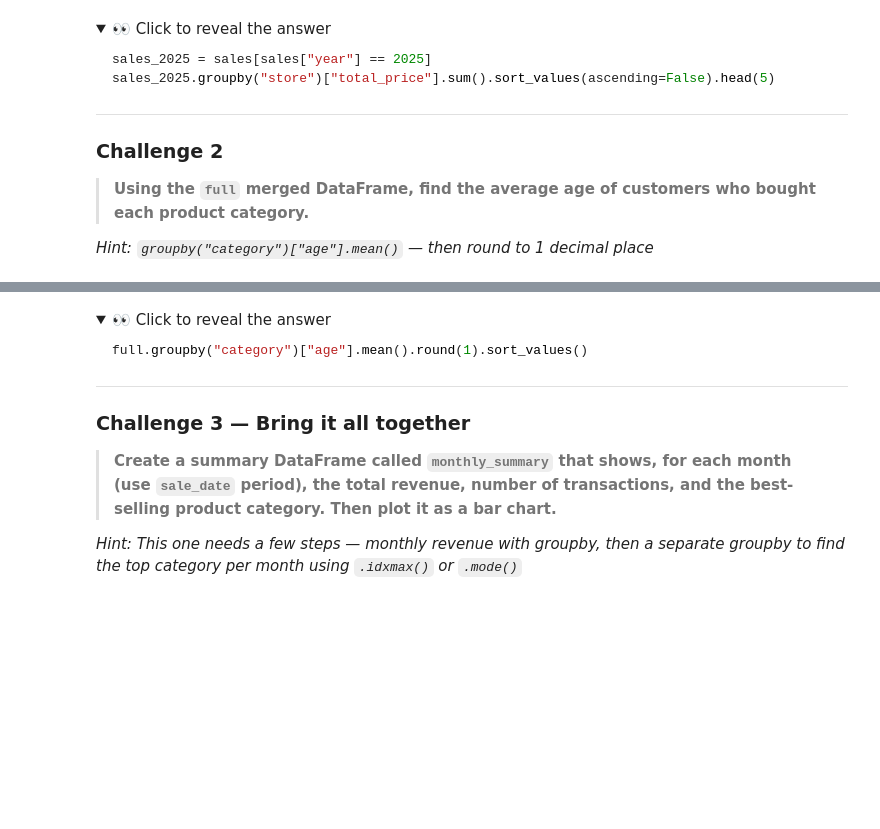
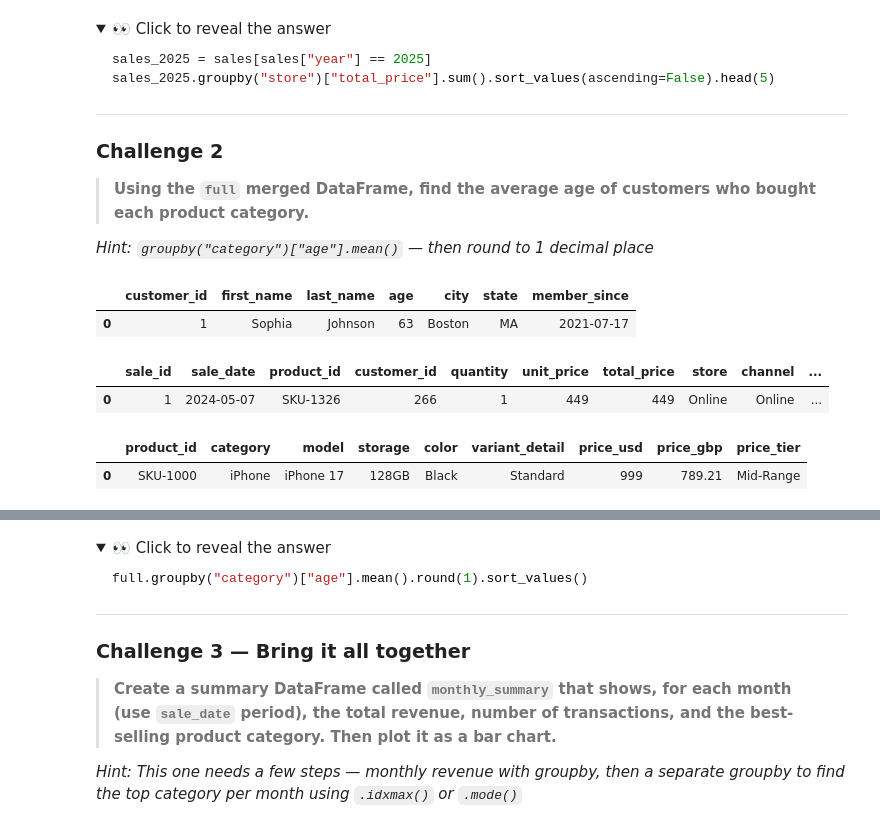
Before and after one commit to co-za/data-analysis-intro, a Jupyter notebook: 3. Pandas Basics.ipynb, the cells around one changed output, grey strips where cells are left out. Saved outputs shown, nothing was run; the diff lists cells and outputs as text; code cells hidden in the pictures; folded sections open; blank space fills up the shorter version.

```diff
--- a/3. Pandas Basics.ipynb
+++ b/3. Pandas Basics.ipynb
@@ -703,5 +718,20 @@ sales_2025.groupby("store")["total_price"].sum().sort_values(ascending=False).he
 > **Using the `full` merged DataFrame, find the average age of customers who bought each product category.**
 
 *Hint: `groupby("category")["age"].mean()` — then round to 1 decimal place*
+# %%
+customers.head(1)
+# %% [output]
+|  | customer_id | first_name | last_name | age | city | state | member_since |
+| 0 | 1 | Sophia | Johnson | 63 | Boston | MA | 2021-07-17 |
+# %%
+sales.head(1)
+# %% [output]
+|  | sale_id | sale_date | product_id | customer_id | quantity | unit_price | total_price | store | channel | ... |
+| 0 | 1 | 2024-05-07 | SKU-1326 | 266 | 1 | 449 | 449 | Online | Online | ... |
+# %%
+products.head(1)
+# %% [output]
+|  | product_id | category | model | storage | color | variant_detail | price_usd | price_gbp | price_tier |
+| 0 | SKU-1000 | iPhone | iPhone 17 | 128GB | Black | Standard | 999 | 789.21 | Mid-Range |
 # %%
 # ✍️ Your code here:
```
Also changed, not shown: parts of 5 cells of this notebook.
